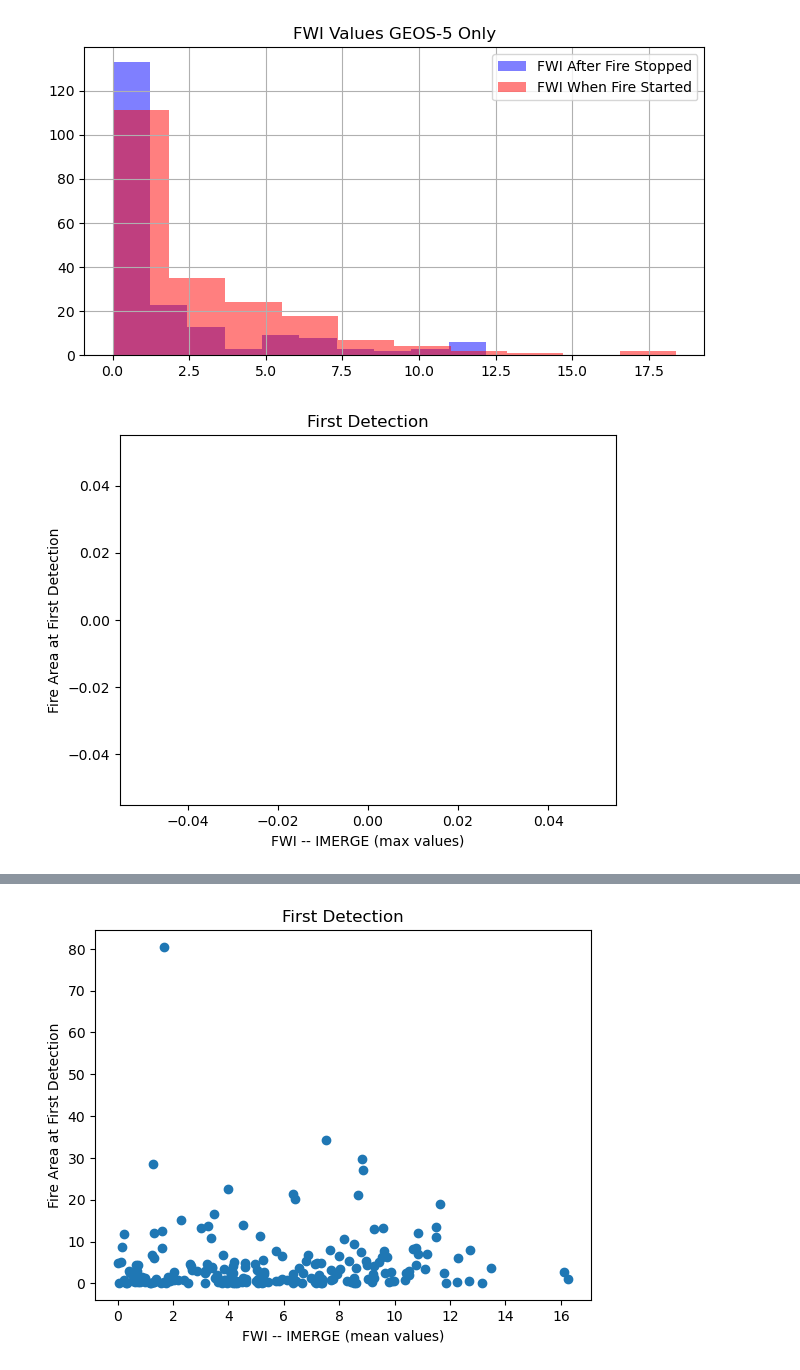
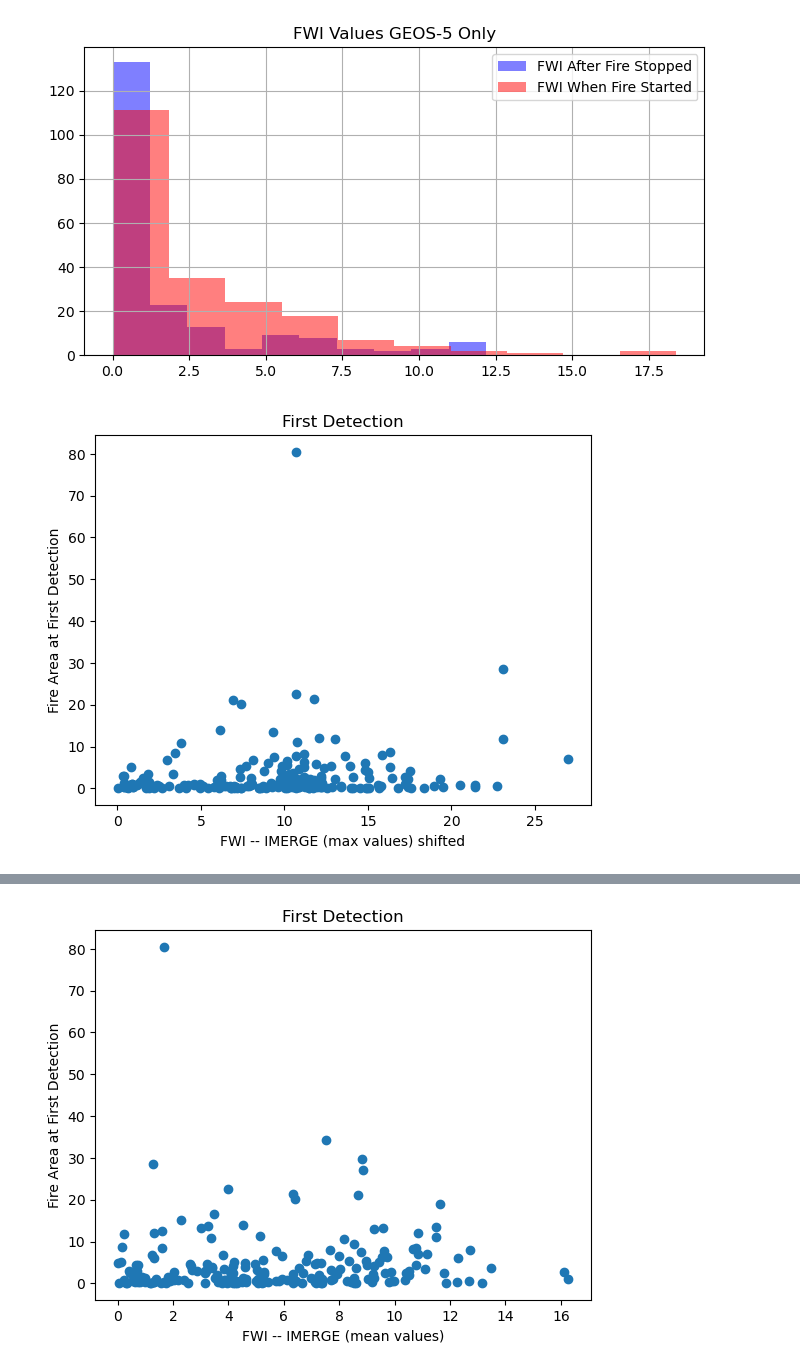
Before and after one commit to mccabete/fwiVis, a Jupyter notebook: notebooks/model_of_fireline_exploratory.ipynb, the cells around one changed output, grey strips where cells are left out. Drawn from its saved outputs; the diff is of its cells as text; code cells hidden in the pictures.

```diff
--- a/notebooks/model_of_fireline_exploratory.ipynb
+++ b/notebooks/model_of_fireline_exploratory.ipynb
@@ -75,7 +75,7 @@ fire3 = fv.prep_fire_files(path)
 fire_first = fire3
 
 
-path = os.path.abspath("data/Quebec_v3_full_data_perimetersMAX_fwi_ful_timeseries_2025220.csv") ## Uses "max" FWI instead of average
+path = os.path.abspath("data/Quebec_v3_full_data_perimetersMAX_fwi_ful_timeseries_2025221.csv") ## Uses "max" FWI instead of average
 fire_fl = pd.read_csv(path)
 
 fire_export = fire3
@@ -113,7 +113,7 @@ def corrected_farea_diff(df, var = "farea"):
 
 def just_the_igs(df,): ## Reminder that this will only acocunt for the earliest ignition from a multi-fire complex.
 
-    df_fr = df[~(df.geometry == None)]
+    df_fr = df[~(df.geometry.isna())]
     t_min = df_fr.t.min()
     df["is_ig"] = False
     df.loc[(df.t == t_min), ['is_ig']] = True
@@ -143,7 +143,9 @@ post_fr = fire3
 post_fr = post_fr.groupby("fireID").apply(extinction).reset_index(drop = True)
 post_fr = post_fr.groupby("fireID").apply(just_the_igs).reset_index(drop = True)
 
+fire_fl.fireID = fire_fl.fireID.astype("str")
 post_fr_fl = fire_fl
+
 post_fr_fl = post_fr_fl.groupby("fireID").apply(extinction).reset_index(drop = True)
 post_fr_fl = post_fr_fl.groupby("fireID").apply(just_the_igs).reset_index(drop = True)
 
@@ -673,18 +675,18 @@ plt.savefig(os.path.abspath("exploratory_figs/igs_vs_ext_hist_IMERGE.png"))
 plt.show()
 # %% [output]
 [figure]
-# %%
-post_fr_fl['GEOS-5.IMERGEARLY_shifted'] = post_fr_fl.groupby("fireID")['GEOS-5.IMERGEARLY'].shift(1)
-
-plt.scatter(post_fr_fl[post_fr_fl.is_ig == True]['GEOS-5.IMERGEARLY_shifted'], post_fr_fl[post_fr_fl.is_ig == True].farea)
-#post_fr[post_fr.is_ext == True]['FWI'].hist(color = "blue", alpha = 0.5, label = "FWI After Fire Stopped")
-#post_fr[post_fr.is_ig == True]['FWI'].hist(figsize=(8, 4), color = "red", alpha = 0.5, label = "FWI When Fire Started")
-#plt.legend()
-plt.ylabel("Fire Area at First Detection")
-plt.xlabel("FWI -- IMERGE (max values)")
-plt.title("First Detection")
-# Display the plot
-#plt.savefig(os.path.abspath("exploratory_figs/igs_fwi_vs_farea_scatter_IMERGE.png"))
-plt.show()
-# %% [output]
-[figure, removed]
+# %%
+post_fr_fl['GEOS-5.IMERGEARLY_shifted'] = post_fr_fl.groupby("fireID")['GEOS-5.IMERGEARLY'].shift(1)
+
+plt.scatter(post_fr_fl[post_fr_fl.is_ig == True]['GEOS-5.IMERGEARLY_shifted'], post_fr_fl[post_fr_fl.is_ig == True].farea)
+#post_fr[post_fr.is_ext == True]['FWI'].hist(color = "blue", alpha = 0.5, label = "FWI After Fire Stopped")
+#post_fr[post_fr.is_ig == True]['FWI'].hist(figsize=(8, 4), color = "red", alpha = 0.5, label = "FWI When Fire Started")
+#plt.legend()
+plt.ylabel("Fire Area at First Detection")
+plt.xlabel("FWI -- IMERGE (max values) shifted")
+plt.title("First Detection")
+# Display the plot
+#plt.savefig(os.path.abspath("exploratory_figs/igs_fwi_vs_farea_scatter_IMERGE.png"))
+plt.show()
+# %% [output]
+[figure, added]
```
Also changed, not shown: parts of 3 cells of this notebook, 2 other files.
